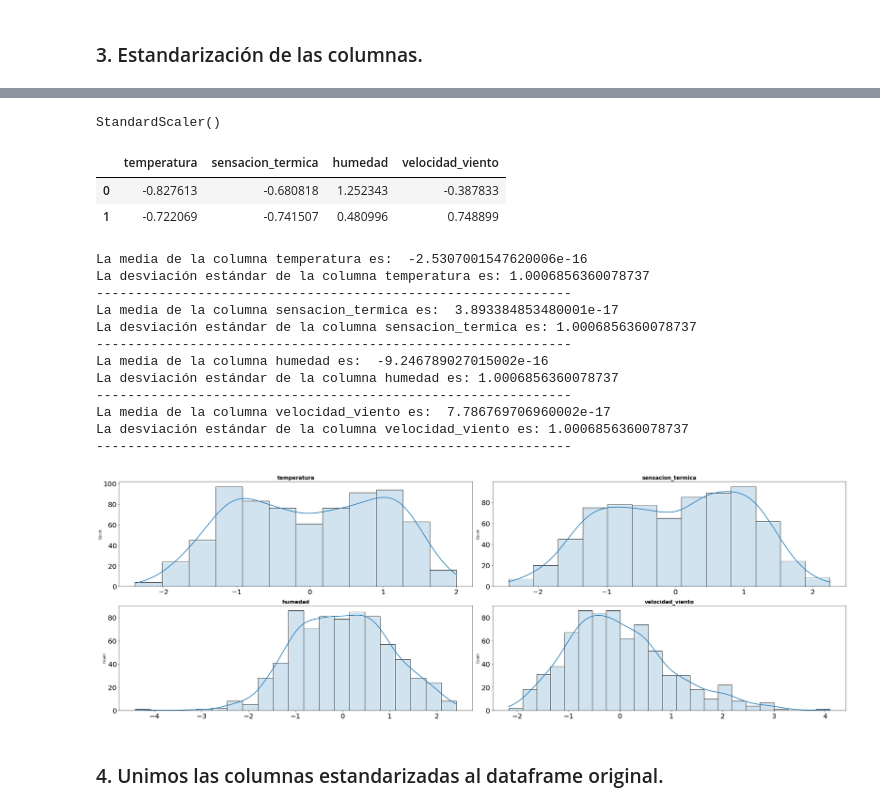
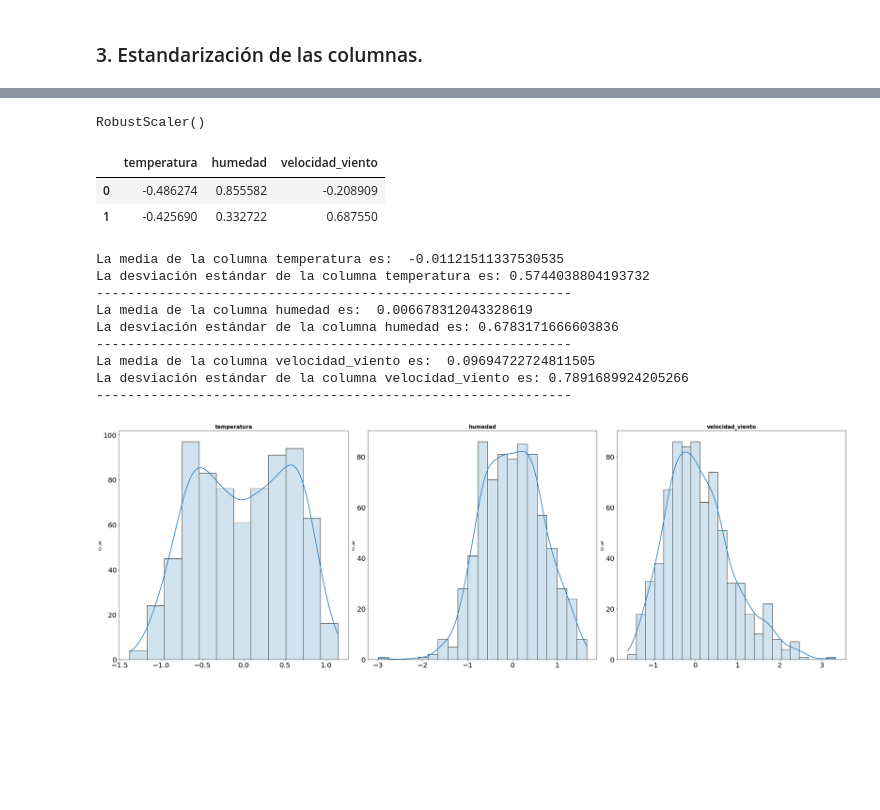
Before and after one commit to Adalab/project-da-promo-c-module-3-team-3, a Jupyter notebook: notebooks/4-Estandarización.ipynb, the cells around one changed output, grey strips where cells are left out. Cells and saved outputs as stored; diff of their text form; code cells hidden in the pictures; blank space fills up the shorter version.

```diff
--- a/notebooks/4-Estandarización.ipynb
+++ b/notebooks/4-Estandarización.ipynb
@@ -53,61 +53,57 @@ scaler = StandardScaler()
-# %%
-# ajustamos nuestros datos
-scaler.fit(numericas)
-# %% [output]
-StandardScaler()
+# %%
+# Ajustamos el modelo
+robust.fit(numericas)
+# %% [output]
+RobustScaler()
 # %%
-# transformamos los datos
-X_escaladas = scaler.transform(numericas)
+# Transformamos los datos
+X_robust = robust.transform(numericas)
 # %%
-# convertimos los resultados a un dataframe
-numericas_estandar = pd.DataFrame(X_escaladas, columns = numericas.columns)
-numericas_estandar.head(2)
+# Lo convertimos a dataframe
+numericas_robust = pd.DataFrame(X_robust, columns = numericas.columns)
+numericas_robust.head(2)
 # %% [output]
-|  | temperatura | sensacion_termica | humedad | velocidad_viento |
-| 0 | -0.827613 | -0.680818 | 1.252343 | -0.387833 |
-| 1 | -0.722069 | -0.741507 | 0.480996 | 0.748899 |
+|  | temperatura | humedad | velocidad_viento |
+| 0 | -0.486274 | 0.855582 | -0.208909 |
+| 1 | -0.425690 | 0.332722 | 0.687550 |
 # %%
-for columna in numericas_estandar.columns:
-    print(f'La media de la columna {columna} es:  {numericas_estandar[columna].mean()}')
-    print(f'La desviación estándar de la columna {columna} es: {numericas_estandar[columna].std()}')
+for columna in numericas_robust.columns:
+    print(f'La media de la columna {columna} es:  {numericas_robust[columna].mean()}')
+    print(f'La desviación estándar de la columna {columna} es: {numericas_robust[columna].std()}')
     print("-------------------------------------------------------------")
 # %% [output]
-La media de la columna temperatura es:  -2.5307001547620006e-16
-La desviación estándar de la columna temperatura es: 1.0006856360078737
+La media de la columna temperatura es:  -0.01121511337530535
+La desviación estándar de la columna temperatura es: 0.5744038804193732
 -------------------------------------------------------------
-La media de la columna sensacion_termica es:  3.893384853480001e-17
-La desviación estándar de la columna sensacion_termica es: 1.0006856360078737
+La media de la columna humedad es:  0.006678312043328619
+La desviación estándar de la columna humedad es: 0.6783171666603836
 -------------------------------------------------------------
-La media de la columna humedad es:  -9.246789027015002e-16
-La desviación estándar de la columna humedad es: 1.0006856360078737
+La media de la columna velocidad_viento es:  0.09694722724811505
+La desviación estándar de la columna velocidad_viento es: 0.7891689924205266
 -------------------------------------------------------------
-La media de la columna velocidad_viento es:  7.786769706960002e-17
-La desviación estándar de la columna velocidad_viento es: 1.0006856360078737
--------------------------------------------------------------
 # %%
-# Gráficas de las variables estandarizadas
-fig, axes = plt.subplots(nrows = 2, ncols = 2, figsize = (30, 10))
+# Gráficas con la distritución de las variables estandarizadas
 
-columnas_estandar = numericas_estandar.columns
+fig, axes = plt.subplots(nrows = 1, ncols = 3, figsize = (30, 10))
+
+columnas_robust = numericas_robust.columns
 axes = axes.flat
 
 
-for i, colum in enumerate(columnas_estandar):
+for i, colum in enumerate(columnas_robust):
     sns.histplot(
-        data = numericas_estandar,
+        data = numericas_robust,
         x = colum,
         kde = True,
         line_kws = {"linewidth": 2},
         alpha = 0.2,
         ax = axes[i])
 
 
     axes[i].set_title(colum, fontsize = 15, fontweight = "bold")
     axes[i].tick_params(labelsize = 20)
     axes[i].set_xlabel("")
 
-fig.tight_layout();
+fig.tight_layout()
 # %% [output]
-[figure, old version]
+[figure, new version]
-# %% [markdown]
-### 4. Unimos las columnas estandarizadas al dataframe original.
```
Also changed, not shown: parts of 14 cells of this notebook, 6 other files.
